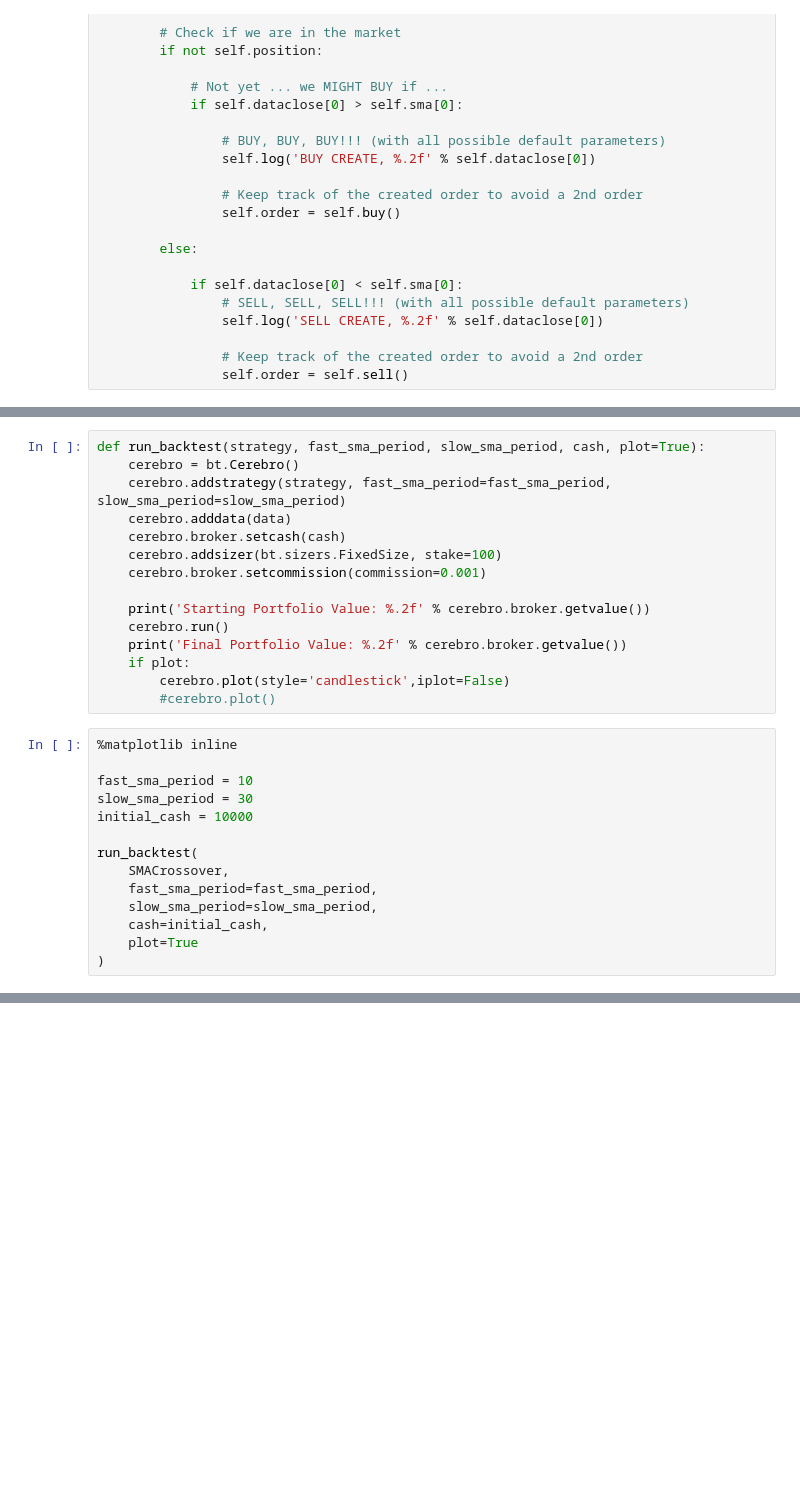
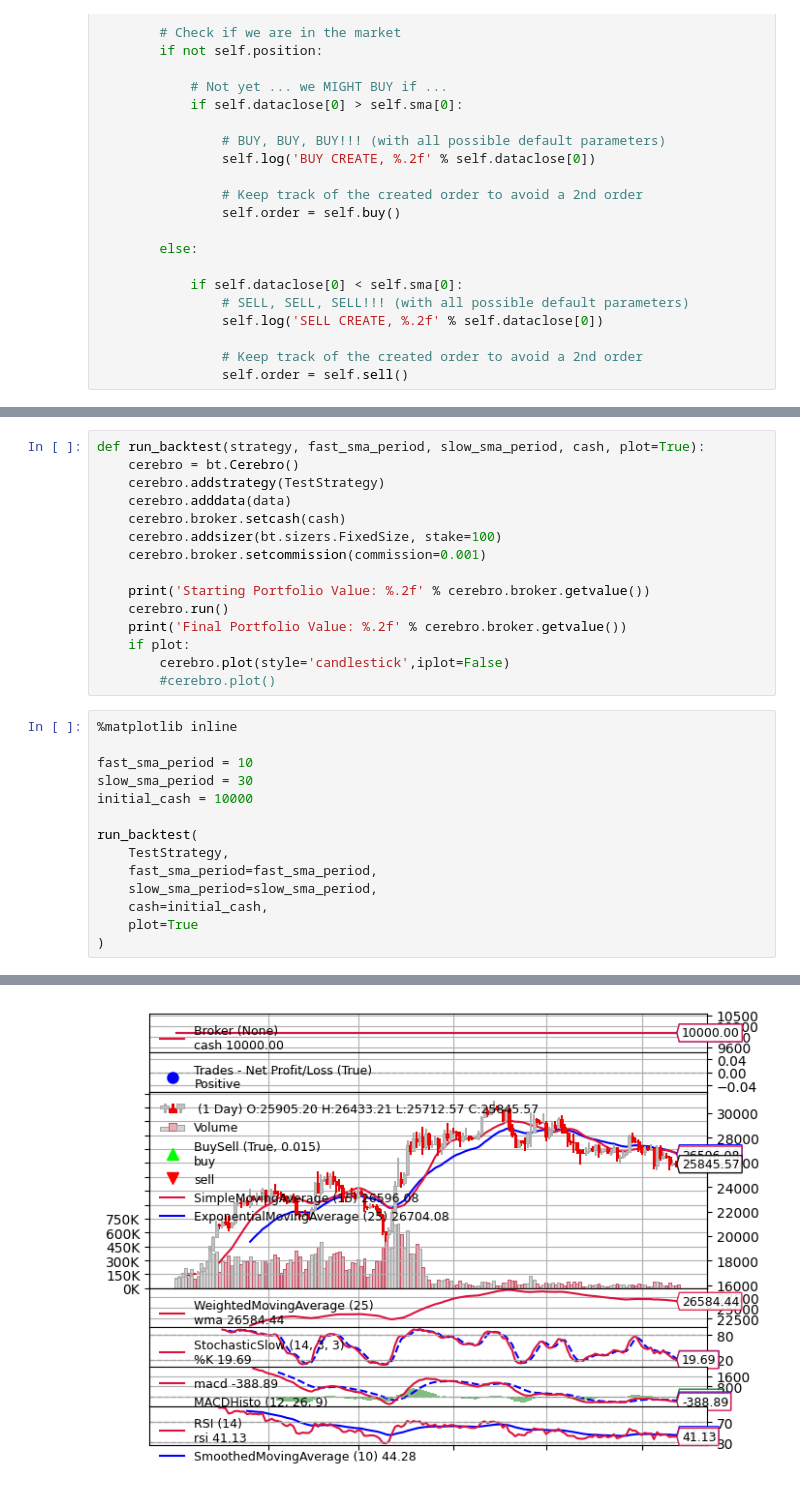
Before and after one commit to hughman1986/backtester_project2023, a Jupyter notebook: backtest_code2.ipynb, the cells around one changed output, grey strips where cells are left out. Drawn from its saved outputs; the diff is of its cells as text; blank space fills up the shorter version.

```diff
--- a/backtest_code2.ipynb
+++ b/backtest_code2.ipynb
@@ -147,7 +147,7 @@ plt.show()
 # %%
 def run_backtest(strategy, fast_sma_period, slow_sma_period, cash, plot=True):
     cerebro = bt.Cerebro()
-    cerebro.addstrategy(strategy, fast_sma_period=fast_sma_period, slow_sma_period=slow_sma_period)
+    cerebro.addstrategy(TestStrategy)
     cerebro.adddata(data)
     cerebro.broker.setcash(cash)
     cerebro.addsizer(bt.sizers.FixedSize, stake=100)
@@ -167,7 +167,7 @@ slow_sma_period = 30
 initial_cash = 10000
 
 run_backtest(
-    SMACrossover,
+    TestStrategy,
     fast_sma_period=fast_sma_period,
     slow_sma_period=slow_sma_period,
     cash=initial_cash,
@@ -178,3 +194,4 @@ NameError: name 'SMACrossover' is not defined
+[figure, added]
 # %%
 %matplotlib inline
 
```
Also changed, not shown: parts of 3 cells of this notebook, 2 other files.
